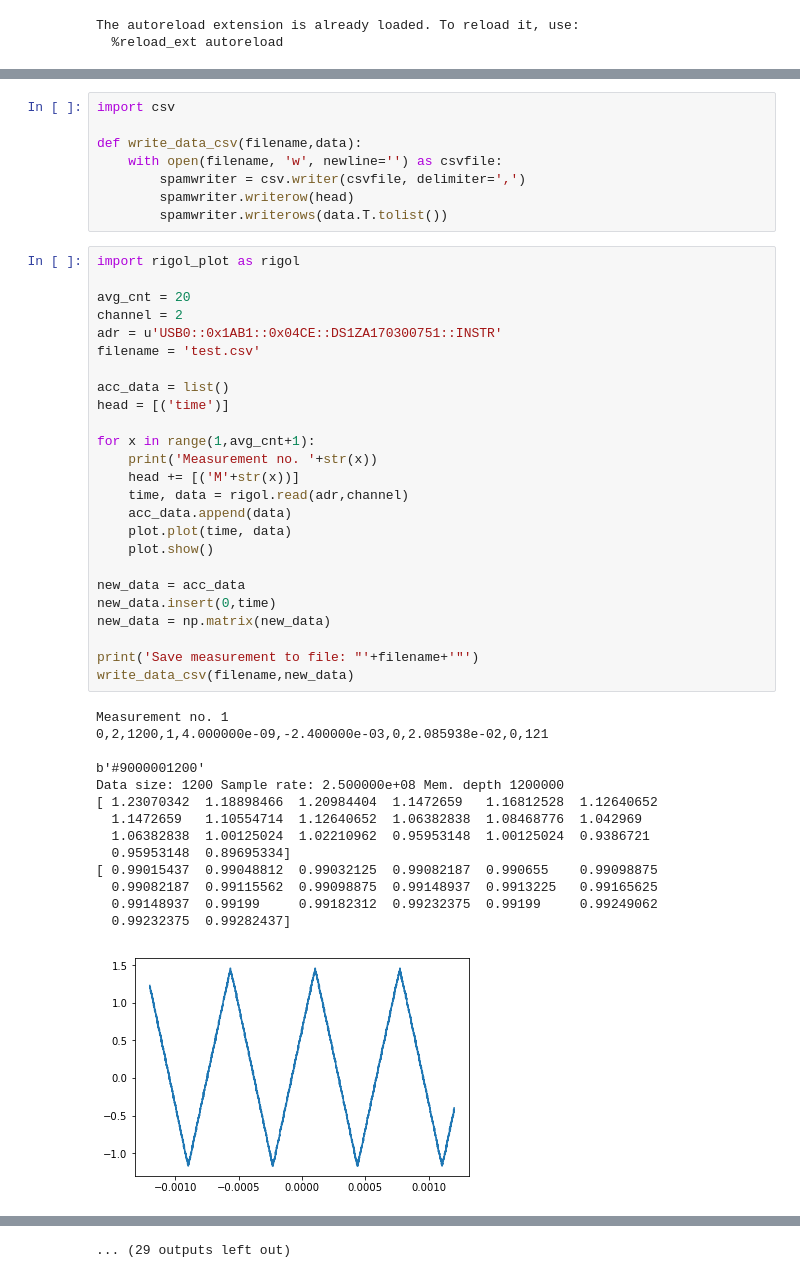
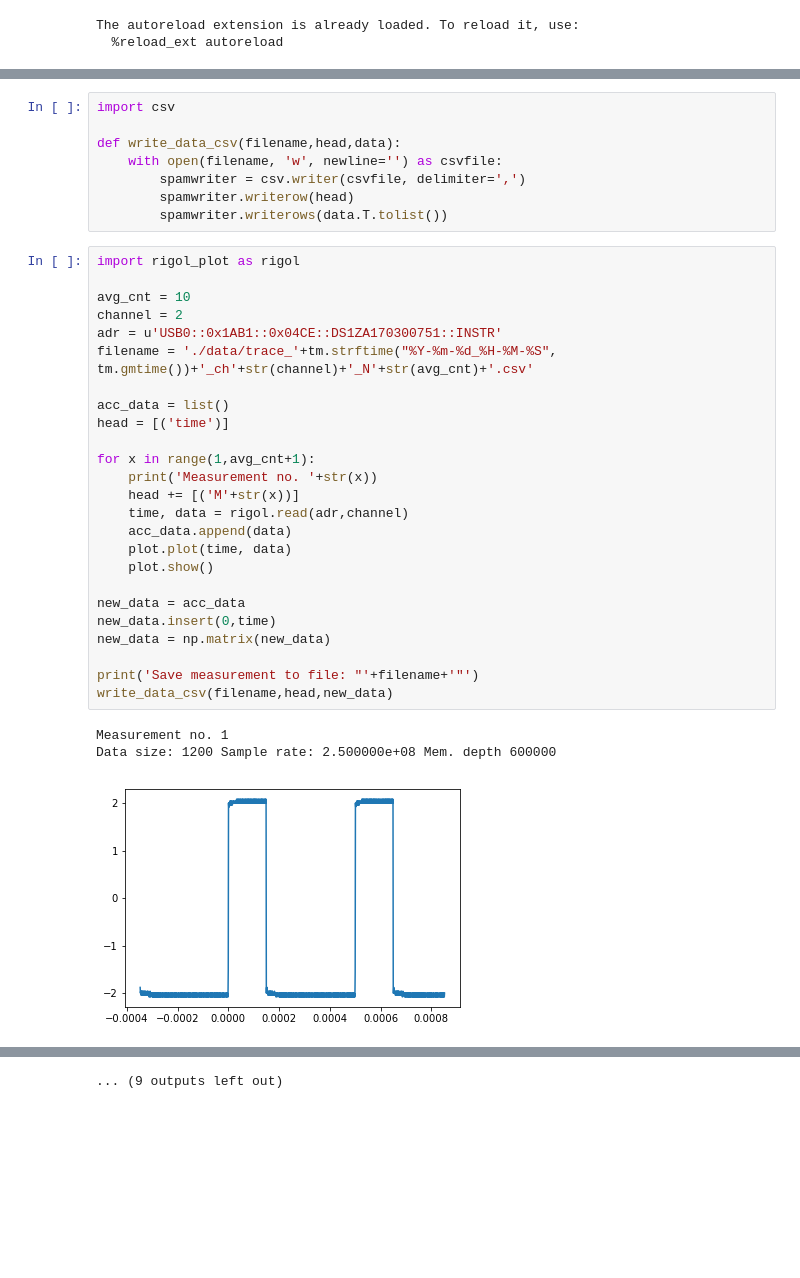
Before and after one commit to japhsc/PyVisaRIGOL, a Jupyter notebook: record_osci_trace.ipynb, the cells around one changed output, grey strips where cells are left out. Drawn from its saved outputs; the diff is of its cells as text; blank space fills up the shorter version.

```diff
--- a/record_osci_trace.ipynb
+++ b/record_osci_trace.ipynb
@@ -10,7 +11,7 @@ import numpy as np
 # %%
 import csv
 
-def write_data_csv(filename,data):
+def write_data_csv(filename,head,data):
     with open(filename, 'w', newline='') as csvfile:
         spamwriter = csv.writer(csvfile, delimiter=',')
         spamwriter.writerow(head)
@@ -18,41 +19,30 @@ def write_data_csv(filename,data):
 # %%
 import rigol_plot as rigol
 
-avg_cnt = 20
+avg_cnt = 10
 channel = 2
 adr = u'USB0::0x1AB1::0x04CE::DS1ZA170300751::INSTR'
-filename = 'test.csv'
+filename = './data/trace_'+tm.strftime("%Y-%m-%d_%H-%M-%S", tm.gmtime())+'_ch'+str(channel)+'_N'+str(avg_cnt)+'.csv'
 
 acc_data = list()
 head = [('time')]
 
 for x in range(1,avg_cnt+1):
     print('Measurement no. '+str(x))
     head += [('M'+str(x))]
     time, data = rigol.read(adr,channel)
     acc_data.append(data)
     plot.plot(time, data)
     plot.show()
 
 new_data = acc_data
 new_data.insert(0,time)
 new_data = np.matrix(new_data)
 
 print('Save measurement to file: "'+filename+'"')
-write_data_csv(filename,new_data)
+write_data_csv(filename,head,new_data)
 # %% [output]
 Measurement no. 1
-0,2,1200,1,4.000000e-09,-2.400000e-03,0,2.085938e-02,0,121
-
-b'#9000001200'
-Data size: 1200 Sample rate: 2.500000e+08 Mem. depth 1200000
-[ 1.23070342  1.18898466  1.20984404  1.1472659   1.16812528  1.12640652
-  1.1472659   1.10554714  1.12640652  1.06382838  1.08468776  1.042969
-  1.06382838  1.00125024  1.02210962  0.95953148  1.00125024  0.9386721
-  0.95953148  0.89695334]
-[ 0.99015437  0.99048812  0.99032125  0.99082187  0.990655    0.99098875
-  0.99082187  0.99115562  0.99098875  0.99148937  0.9913225   0.99165625
-  0.99148937  0.99199     0.99182312  0.99232375  0.99199     0.99249062
-  0.99232375  0.99282437]
+Data size: 1200 Sample rate: 2.500000e+08 Mem. depth 600000
-[figure, old version]
+[figure, new version]
 Measurement no. 2
@@ -113,3 +63,3 @@ Data size: 1200 Sample rate: 2.500000e+08 Mem. depth 1200000
-... (29 outputs left out)
+... (9 outputs left out)
 # %%
 data_avg = np.array(np.zeros(new_data.shape[1]))
```
Also changed, not shown: parts of 4 cells of this notebook, 5 other files.
